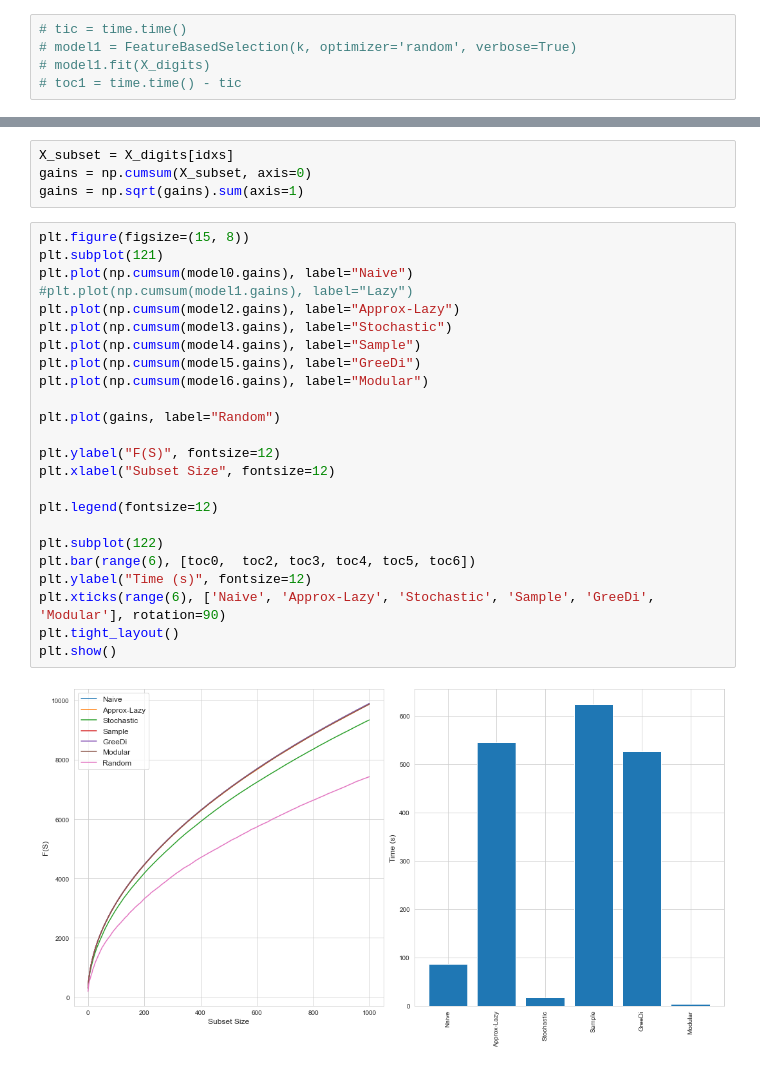
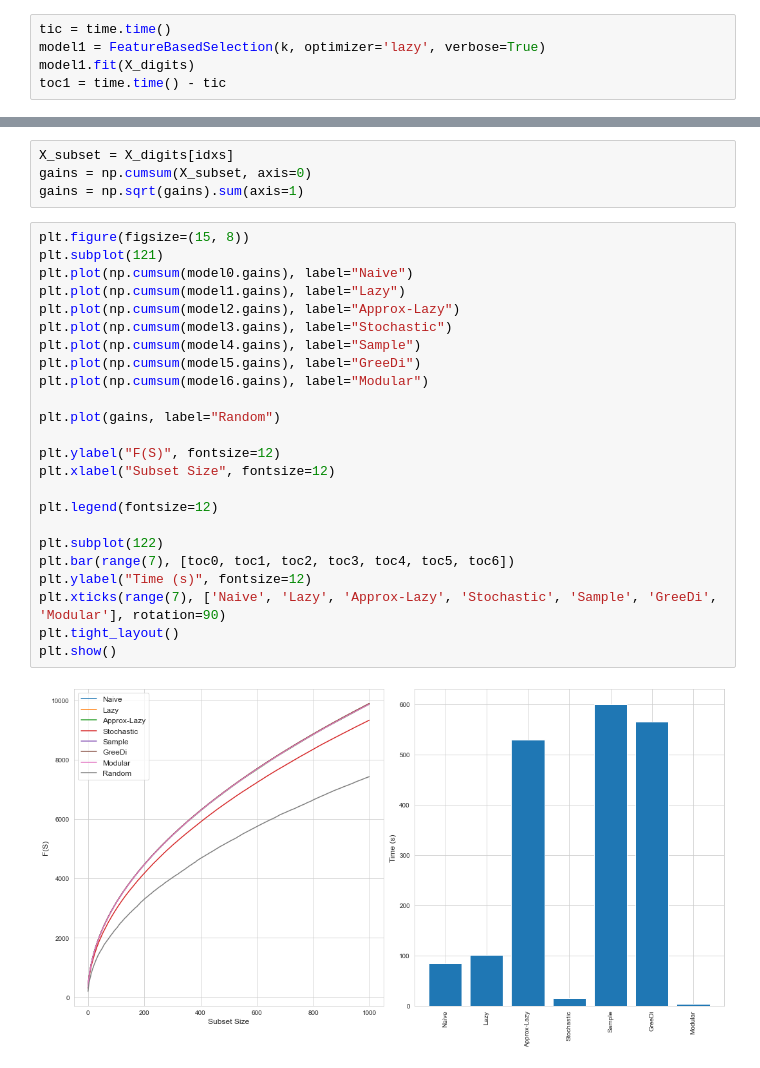
Before and after one commit to ricomnl/apricot-julia, a Jupyter notebook: notebooks/python_benchmark.ipynb, the cells around one changed output, grey strips where cells are left out. Cells and saved outputs as stored; diff of their text form.

```diff
--- a/notebooks/python_benchmark.ipynb
+++ b/notebooks/python_benchmark.ipynb
@@ -21,10 +21,10 @@ model0 = FeatureBasedSelection(k, optimizer='naive', verbose=True)
 model0.fit(X_digits)
 toc0 = time.time() - tic
 # %%
-# tic = time.time()
-# model1 = FeatureBasedSelection(k, optimizer='random', verbose=True)
-# model1.fit(X_digits)
-# toc1 = time.time() - tic
+tic = time.time()
+model1 = FeatureBasedSelection(k, optimizer='lazy', verbose=True)
+model1.fit(X_digits)
+toc1 = time.time() - tic
 # %%
 tic = time.time()
 model2 = FeatureBasedSelection(k, optimizer='approximate-lazy', verbose=True)
@@ -59,26 +59,26 @@ gains = np.sqrt(gains).sum(axis=1)
 # %%
 plt.figure(figsize=(15, 8))
 plt.subplot(121)
 plt.plot(np.cumsum(model0.gains), label="Naive")
-#plt.plot(np.cumsum(model1.gains), label="Lazy")
+plt.plot(np.cumsum(model1.gains), label="Lazy")
 plt.plot(np.cumsum(model2.gains), label="Approx-Lazy")
 plt.plot(np.cumsum(model3.gains), label="Stochastic")
 plt.plot(np.cumsum(model4.gains), label="Sample")
 plt.plot(np.cumsum(model5.gains), label="GreeDi")
 plt.plot(np.cumsum(model6.gains), label="Modular")
 
 plt.plot(gains, label="Random")
 
 plt.ylabel("F(S)", fontsize=12)
 plt.xlabel("Subset Size", fontsize=12)
 
 plt.legend(fontsize=12)
 
 plt.subplot(122)
-plt.bar(range(6), [toc0,  toc2, toc3, toc4, toc5, toc6])
+plt.bar(range(7), [toc0, toc1, toc2, toc3, toc4, toc5, toc6])
 plt.ylabel("Time (s)", fontsize=12)
-plt.xticks(range(6), ['Naive', 'Approx-Lazy', 'Stochastic', 'Sample', 'GreeDi', 'Modular'], rotation=90)
+plt.xticks(range(7), ['Naive', 'Lazy', 'Approx-Lazy', 'Stochastic', 'Sample', 'GreeDi', 'Modular'], rotation=90)
 plt.tight_layout()
 plt.show()
 # %% [output]
-[figure, old version]
+[figure, new version]
```
